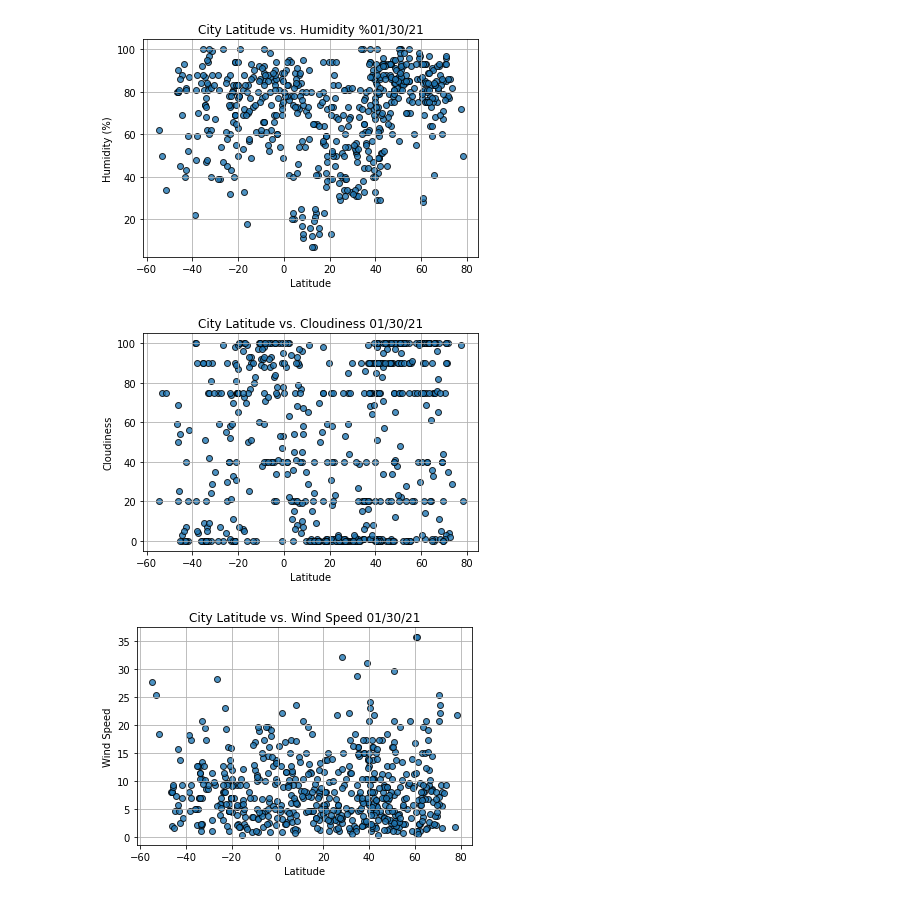
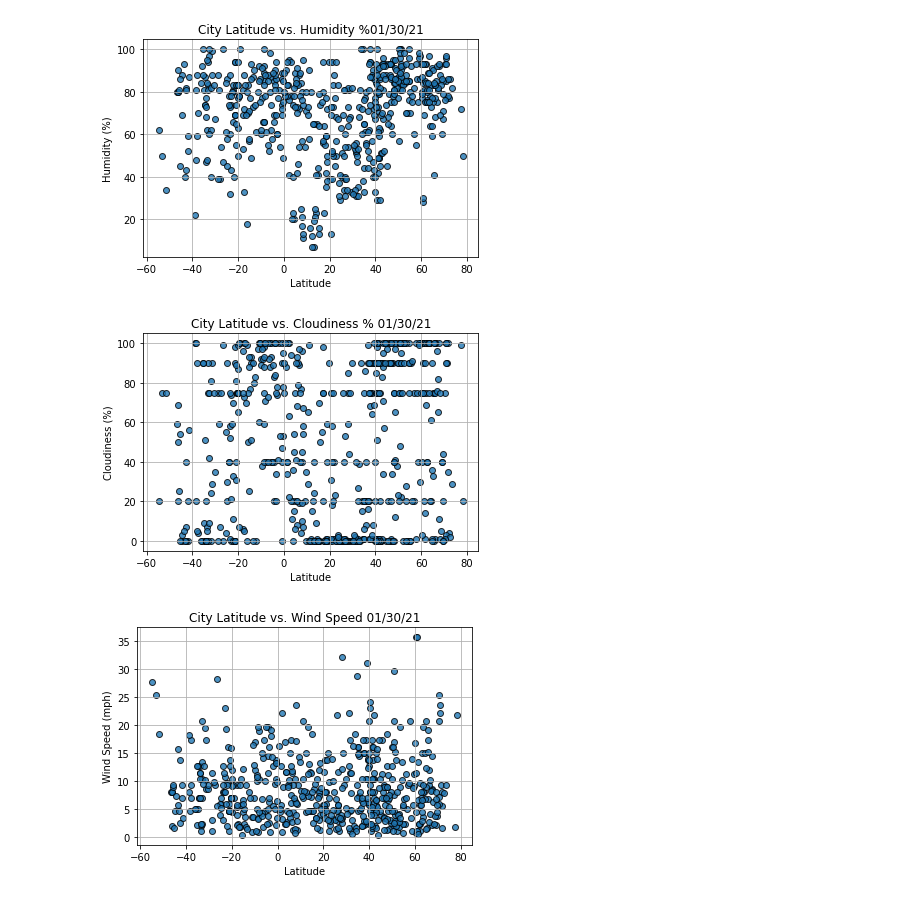
Before and after one commit to bedwardssmith/World_Weather_Analysis, a Jupyter notebook: WeatherPy.ipynb, the cells around one changed output. Drawn from its saved outputs; the diff is of its cells as text; code cells hidden in the pictures.

```diff
--- a/WeatherPy.ipynb
+++ b/WeatherPy.ipynb
@@ -257,26 +257,26 @@ plt.show()
 # %%
 # Import time module
 import time
 
 # Build the scatter plot for latitude vs. cloudiness.
 plt.scatter(lats,
             cloudiness,
            edgecolor="black", linewidths=1, marker="o",
            alpha=.8, label="Cities")
 
 # Incorporate the other graph properties
-plt.title(f"City Latitude vs. Cloudiness "+ time.strftime("%x"))
-plt.ylabel("Cloudiness")
+plt.title(f"City Latitude vs. Cloudiness % "+ time.strftime("%x"))
+plt.ylabel("Cloudiness (%)")
 plt.xlabel("Latitude")
 plt.grid(True)
 
 # Save the figure
 plt.savefig("weather_data/Fig3.png")
 
 # Show plot
 plt.show()
 # %% [output]
-[figure, old version]
+[figure, new version]
 # %%
 # Import time module
 import time
@@ -289,7 +289,7 @@ plt.scatter(lats,
 
 # Incorporate the other graph properties
 plt.title(f"City Latitude vs. Wind Speed "+ time.strftime("%x"))
-plt.ylabel("Wind Speed")
+plt.ylabel("Wind Speed (mph)")
 plt.xlabel("Latitude")
 plt.grid(True)
 
@@ -299,4 +299,4 @@ plt.savefig("weather_data/Fig4.png")
 # Show plot
 plt.show()
 # %% [output]
-[figure, old version]
+[figure, new version]
```
Also changed, not shown: parts of 10 cells of this notebook, 1 other file.
